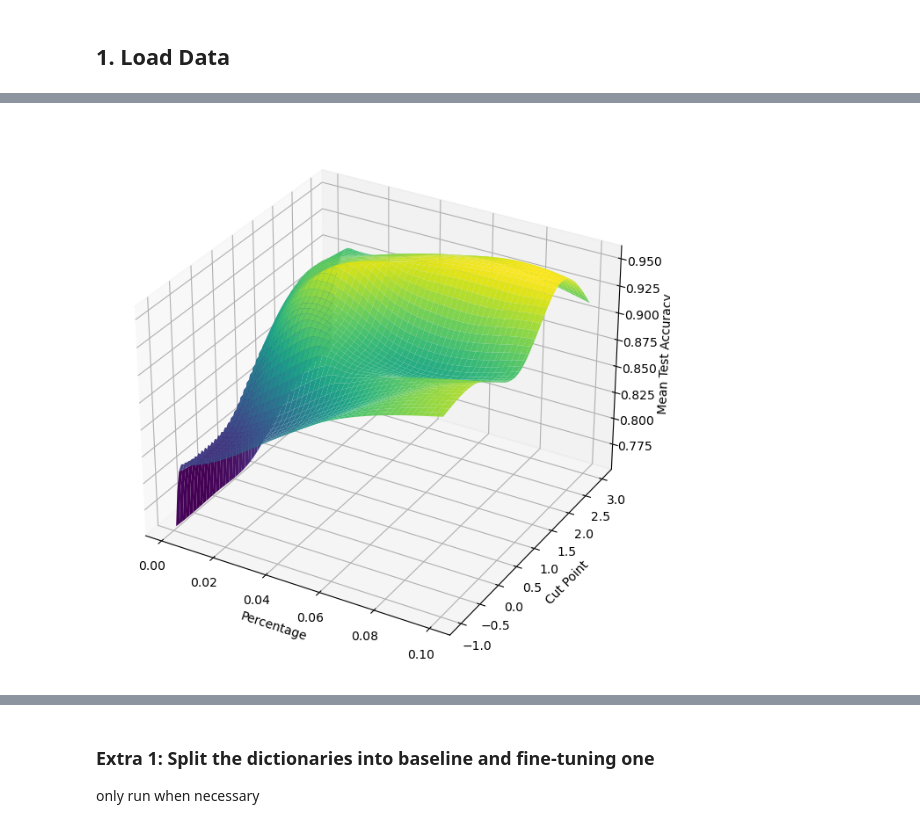
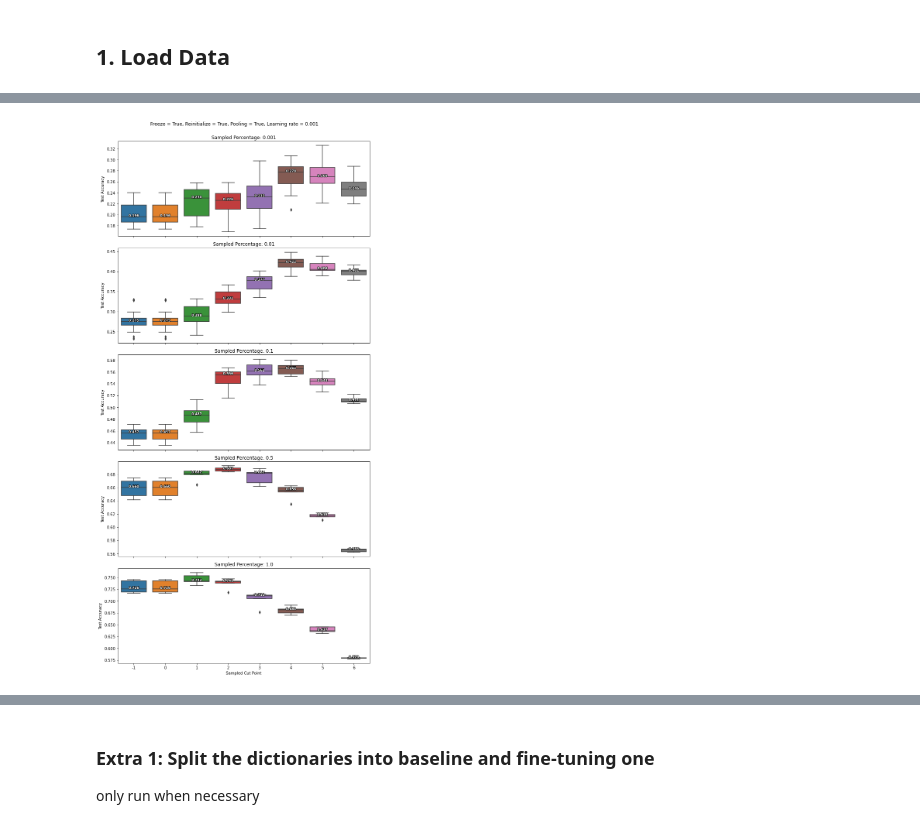
Before and after one commit to tusharmanekar/mp-tl-study, a Jupyter notebook: CIFAR/visualizations.ipynb, the cells around one changed output, grey strips where cells are left out. Saved outputs shown, nothing was run; the diff lists cells and outputs as text; code cells hidden in the pictures.

Commit message:
vis_utils.py and example_visualizations.ipynb

```diff
--- a/CIFAR/visualizations.ipynb
+++ b/CIFAR/visualizations.ipynb
@@ -395,35 +91,0 @@ plt.show()
-# %%
-# Adjusting the code to use minimum, maximum, and median values instead of mean and standard deviation
-
-# Calculate median, min, and max for test accuracies
-df['Median Test Accuracy'] = df.groupby(['Percentage', 'Cut Point'])['Test Accuracy'].transform('median')
-df['Min Test Accuracy'] = df.groupby(['Percentage', 'Cut Point'])['Test Accuracy'].transform('min')
-df['Max Test Accuracy'] = df.groupby(['Percentage', 'Cut Point'])['Test Accuracy'].transform('max')
-
-# Plotting
-plt.figure(figsize=(10, 6))
-
-# Iterate over each unique cut point
-for cut_point in df['Cut Point'].unique():
-    cut_df = df[df['Cut Point'] == cut_point]
-
-    # Calculate median, min, and max for each percentage
-    medians = cut_df.groupby('Percentage')['Median Test Accuracy'].median()
-    mins = cut_df.groupby('Percentage')['Min Test Accuracy'].min()
-    maxs = cut_df.groupby('Percentage')['Max Test Accuracy'].max()
-
-    # Plot median values
-    plt.plot(medians.index, medians, label=f'Cut {cut_point}')
-
-    # Plot intervals between min and max as shaded areas
-    plt.fill_between(medians.index, mins, maxs, alpha=0.2)
-
-plt.xlabel('Percentage')
-plt.ylabel('Test Accuracy')
-plt.title(f'Freeze = {params["freeze"]}, Reinitialize = {params["reinit"]}, Pooling = {params["use_pooling"]}, Learning rate = {params["lr_fine_tune"]}')
-plt.legend()
-plt.grid(True)
-#plt.xscale('log')
-#x limit to 0.3
-plt.xlim(0, 0.15)
-plt.show()
@@ -432,20 +92,3 @@ plt.show()
-# %%
-from scipy.interpolate import griddata
-
-# Create grid values
-xi = np.linspace(df['Percentage'].min(), df['Percentage'].max(), 100)
-yi = np.linspace(df['Cut Point'].min(), df['Cut Point'].max(), 100)
-xi, yi = np.meshgrid(xi, yi)
-
-# Interpolate
-zi = griddata((df['Percentage'], df['Cut Point']), df['Mean Test Accuracy'], (xi, yi), method='cubic')
-
-fig = plt.figure(figsize=(12, 8))
-ax = fig.add_subplot(111, projection='3d')
-ax.plot_surface(xi, yi, zi, cmap='viridis')
-ax.set_xlabel('Percentage')
-ax.set_ylabel('Cut Point')
-ax.set_zlabel('Mean Test Accuracy')
-plt.show()
-# %% [output]
-[figure, removed]
+# %%
+box_plot_percentages_experiments(df=df, params=params, figsize=(10,20))
+# %% [output]
@@ -451,0 +96 @@ plt.show()
+[figure, added]
```
Also changed, not shown: parts of 32 cells of this notebook, 7 other files.
